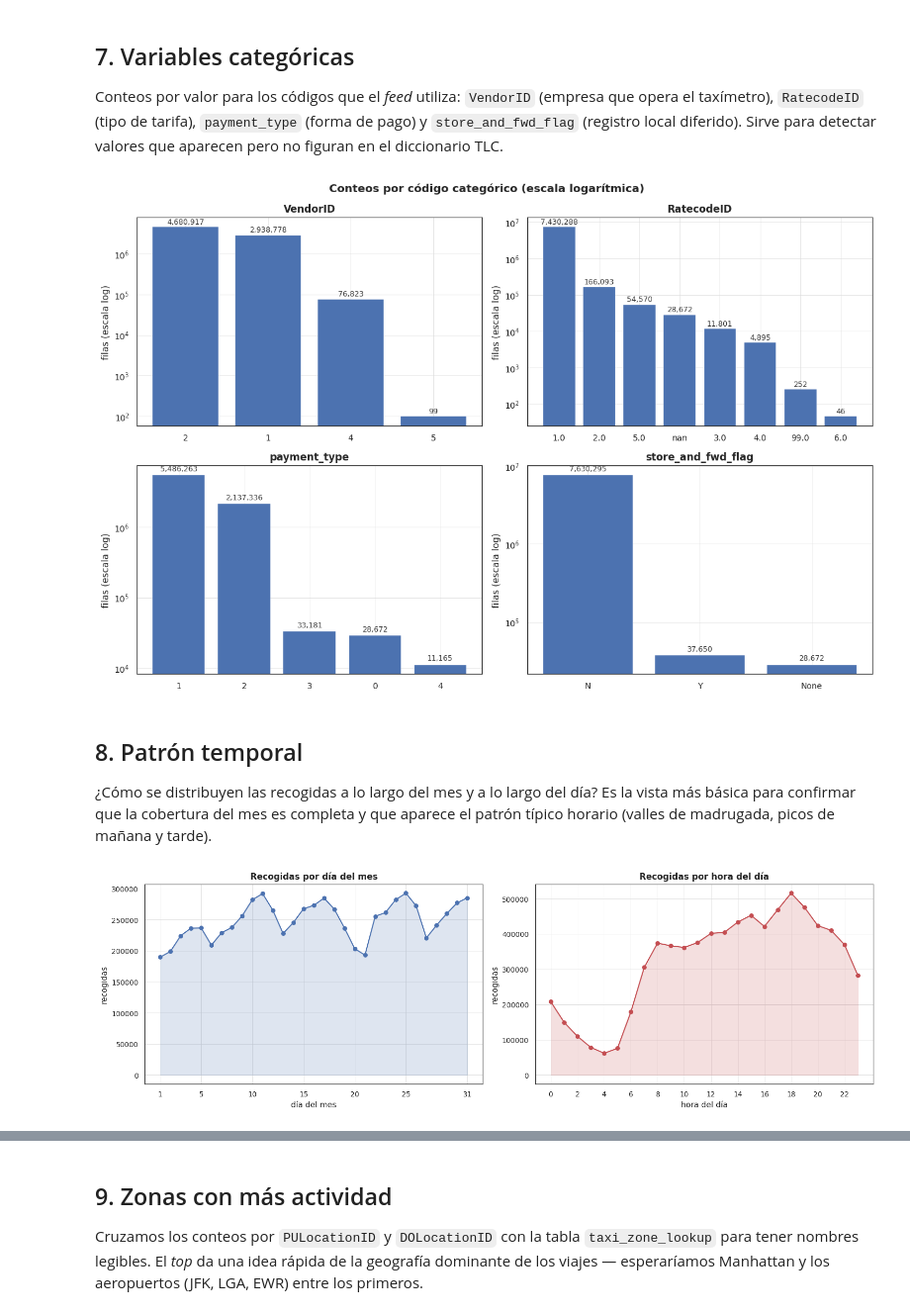
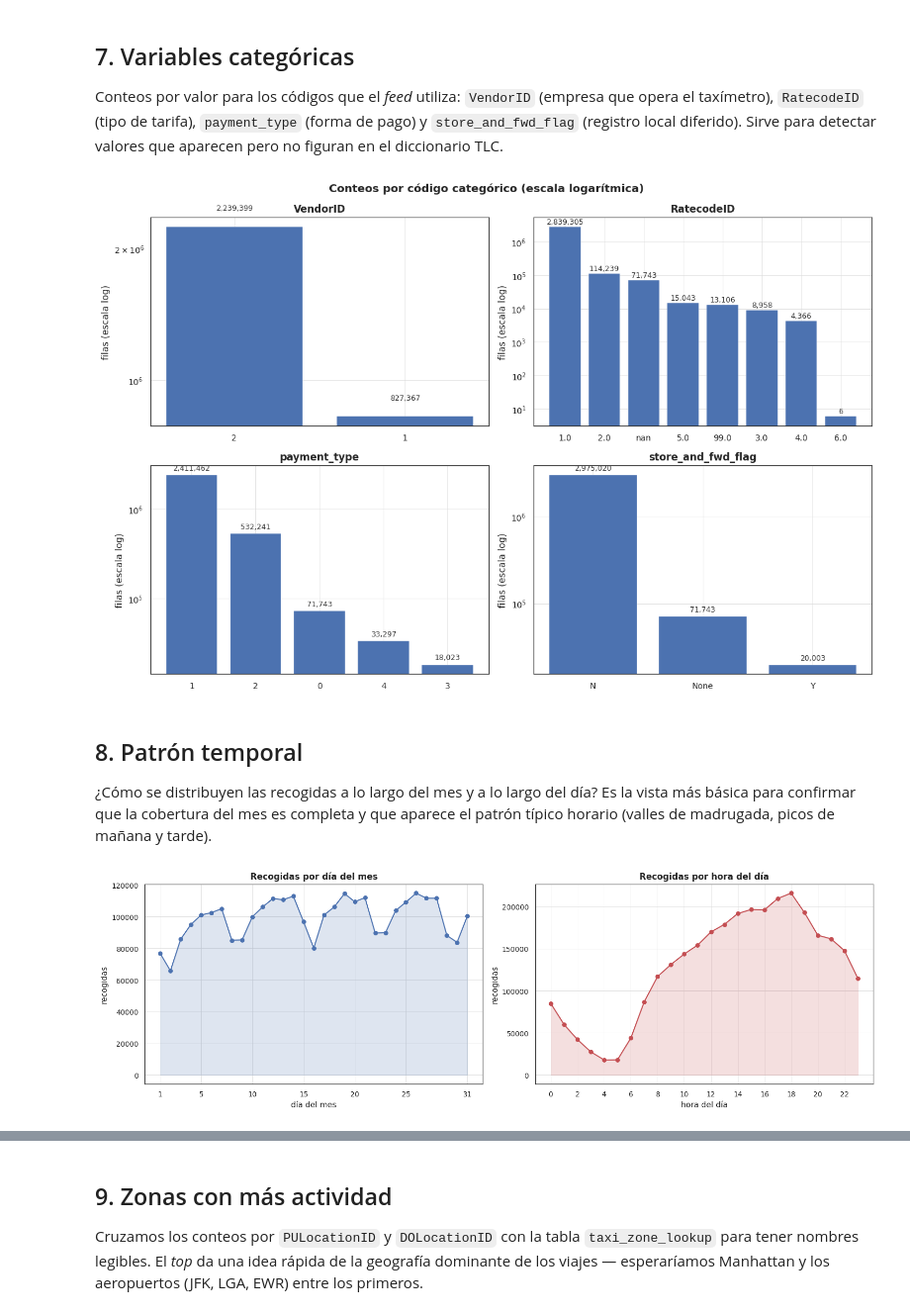
Before and after one commit to jgalanl/datalakehouse, a Jupyter notebook: src/notebooks/bronze/explore.ipynb, the cells around one changed output, grey strips where cells are left out. Shown at 99% size. Saved outputs shown, nothing was run; the diff lists cells and outputs as text; code cells hidden in the pictures.

```diff
--- a/src/notebooks/bronze/explore.ipynb
+++ b/src/notebooks/bronze/explore.ipynb
@@ -73,14 +73,14 @@ La tabla de zonas (`taxi_zone_lookup.csv`, ~265 filas) se descarga
 también de la fuente y se usa más abajo para etiquetar los conteos por
 zona.
 # %%
-PARQUET_URL = "https://d37ci6vzurychx.cloudfront.net/trip-data/yellow_tripdata_2019-01.parquet"
+PARQUET_URL = "https://d37ci6vzurychx.cloudfront.net/trip-data/yellow_tripdata_2023-01.parquet"
 ZONES_URL   = "https://d37ci6vzurychx.cloudfront.net/misc/taxi_zone_lookup.csv"
 
 # El bind mount /opt/spark/src queda persistente entre ejecuciones del
 # contenedor — se reusa el fichero descargado.
 TMP_DIR = Path("/opt/spark/src/.tmp_explore")
 TMP_DIR.mkdir(parents=True, exist_ok=True)
-PARQUET_PATH = TMP_DIR / "yellow_tripdata_2019-01.parquet"
+PARQUET_PATH = TMP_DIR / "yellow_tripdata_2023-01.parquet"
 ZONES_PATH   = TMP_DIR / "taxi_zone_lookup.csv"
 
 if not PARQUET_PATH.exists():
@@ -92,11 +92,11 @@ if not ZONES_PATH.exists():
     urlretrieve(ZONES_URL, ZONES_PATH)
     print(f"  -> {ZONES_PATH.stat().st_size / 1024:.1f} KB")
 
-yt_jan19 = pd.read_parquet(PARQUET_PATH)
+yt_jan23 = pd.read_parquet(PARQUET_PATH)
 zl       = pd.read_csv(ZONES_PATH)
 
-n_yt = len(yt_jan19)
+n_yt = len(yt_jan23)
 n_zl = len(zl)
-print(f"Yellow taxi (2019-01):  {n_yt:>10,} filas, {len(yt_jan19.columns)} columnas")
+print(f"Yellow taxi (2023-01):  {n_yt:>10,} filas, {len(yt_jan23.columns)} columnas")
 print(f"Taxi zone lookup:       {n_zl:>10,} filas, {len(zl.columns)} columnas")
 # %% [output]
@@ -352,9 +345,9 @@ trabajamos con el `DataFrame` completo en pandas, sin submuestreo.
 # %%
 # Duración del viaje (minutos), calculada sobre el dataset completo.
 # La reusaremos en histogramas, correlaciones y hexbin.
-yt_jan19["trip_duration_min"] = (
-    (yt_jan19["tpep_dropoff_datetime"] - yt_jan19["tpep_pickup_datetime"])
+yt_jan23["trip_duration_min"] = (
+    (yt_jan23["tpep_dropoff_datetime"] - yt_jan23["tpep_pickup_datetime"])
     .dt.total_seconds() / 60.0
 )
-print(f"Filas para los análisis (dataset completo): {len(yt_jan19):,}")
+print(f"Filas para los análisis (dataset completo): {len(yt_jan23):,}")
 # %% [output]
@@ -366,21 +359,21 @@ hist_cols = [
 ]
 fig, axes = plt.subplots(2, 3, figsize=(13.5, 7.5))
 for ax, c in zip(axes.flat[:5], hist_cols):
-    p1, p99 = yt_jan19[c].quantile([0.01, 0.99])
-    ax.hist(yt_jan19[c].clip(p1, p99), bins=60,
+    p1, p99 = yt_jan23[c].quantile([0.01, 0.99])
+    ax.hist(yt_jan23[c].clip(p1, p99), bins=60,
             color=PALETTE[0], edgecolor="white", linewidth=0.3)
     ax.set_title(f"{c}\n[p1 = {p1:.2f}, p99 = {p99:.2f}]")
     ax.set_ylabel("frecuencia")
 
 # passenger_count es discreto: bar plot por valor.
-pc = yt_jan19["passenger_count"].dropna().astype(int).value_counts().sort_index()
+pc = yt_jan23["passenger_count"].dropna().astype(int).value_counts().sort_index()
 ax = axes.flat[5]
 ax.bar(pc.index.astype(str), pc.values,
        color=PALETTE[3], edgecolor="white", linewidth=0.3)
 ax.set_title("passenger_count\n(variable discreta)")
 ax.set_ylabel("frecuencia")
 
-fig.suptitle(f"Distribuciones univariantes — dataset completo (n = {len(yt_jan19):,})",
+fig.suptitle(f"Distribuciones univariantes — dataset completo (n = {len(yt_jan23):,})",
              fontsize=12, fontweight="semibold")
 fig.tight_layout()
 plt.show()
@@ -397,33 +390,33 @@ diccionario TLC.
 # %%
 # Bar chart por código categórico — escala log en y para que los valores
 # minoritarios (RatecodeID=99, payment_type=0/4, NULLs) sean visibles junto
 # a los dominantes. Anotamos el conteo exacto sobre cada barra.
 fig, axes = plt.subplots(2, 2, figsize=(12, 8))
 specs = [
     ("VendorID", axes[0, 0]),
     ("RatecodeID", axes[0, 1]),
     ("payment_type", axes[1, 0]),
     ("store_and_fwd_flag", axes[1, 1]),
 ]
 for col_name, ax in specs:
-    counts = yt_jan19[col_name].astype(str).value_counts()
+    counts = yt_jan23[col_name].astype(str).value_counts()
     bars = ax.bar(counts.index, counts.values,
                   color=PALETTE[0], edgecolor="white", linewidth=0.3)
     ax.set_yscale("log")
     ax.set_title(col_name)
     ax.set_ylabel("filas (escala log)")
     for bar, value in zip(bars, counts.values):
         ax.text(bar.get_x() + bar.get_width() / 2,
                 bar.get_height() * 1.08,
                 f"{value:,}", ha="center", va="bottom",
                 fontsize=8, color="#333333")
 
 fig.suptitle("Conteos por código categórico (escala logarítmica)",
              fontsize=12, fontweight="semibold")
 fig.tight_layout()
 plt.show()
 # %% [output]
-[figure, old version]
+[figure, new version]
 # %% [markdown]
 ## 8. Patrón temporal
 
@@ -432,8 +425,8 @@ día? Es la vista más básica para confirmar que la cobertura del mes es
 completa y que aparece el patrón típico horario (valles de madrugada,
 picos de mañana y tarde).
 # %%
-day_df = yt_jan19["tpep_pickup_datetime"].dt.day.value_counts().sort_index()
-hour_df = yt_jan19["tpep_pickup_datetime"].dt.hour.value_counts().sort_index()
+day_df = yt_jan23["tpep_pickup_datetime"].dt.day.value_counts().sort_index()
+hour_df = yt_jan23["tpep_pickup_datetime"].dt.hour.value_counts().sort_index()
 
 fig, axes = plt.subplots(1, 2, figsize=(14, 4.5))
 axes[0].plot(day_df.index, day_df.values, marker="o", color=PALETTE[0])
@@ -453,7 +446,7 @@ axes[1].set_xticks(range(0, 24, 2))
 fig.tight_layout()
 plt.show()
 # %% [output]
-[figure, old version]
+[figure, new version]
 # %%
 # pandas dt.dayofweek: 0=Lunes ... 6=Domingo
 heat = (
```
Also changed, not shown: parts of 20 cells of this notebook, 9 other files.
